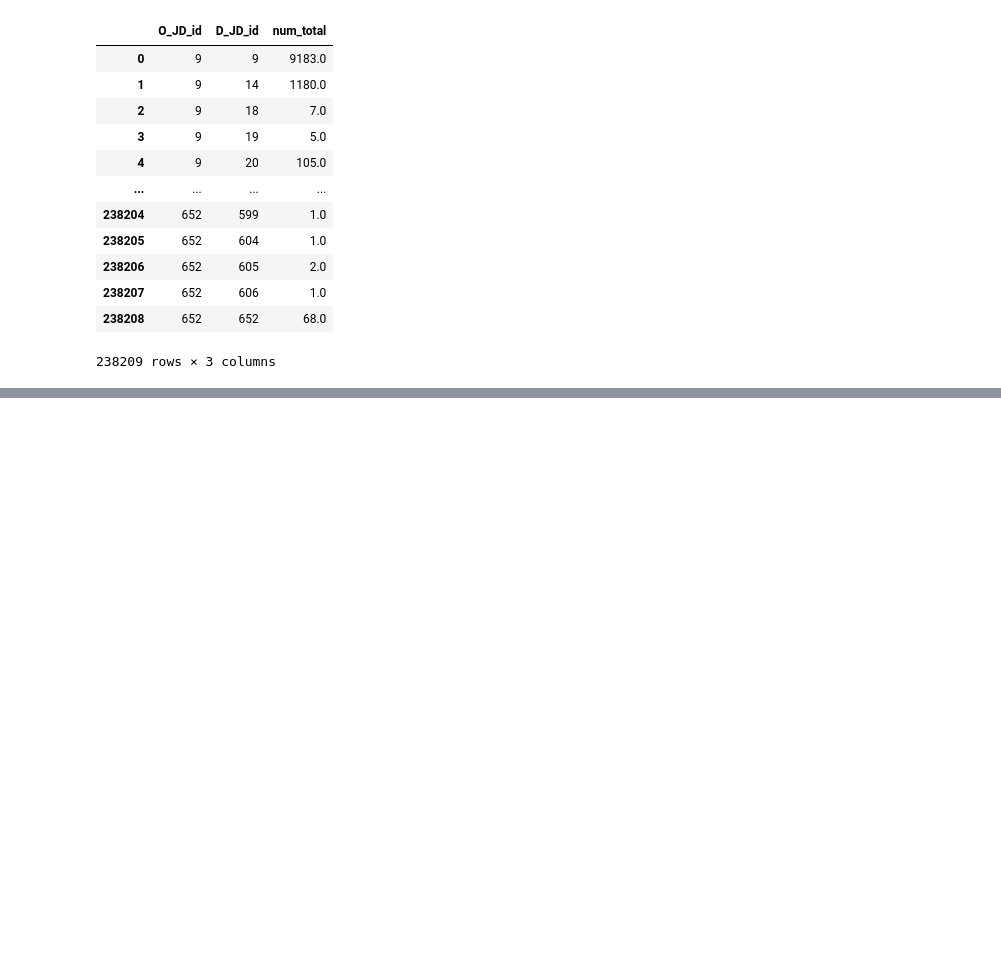
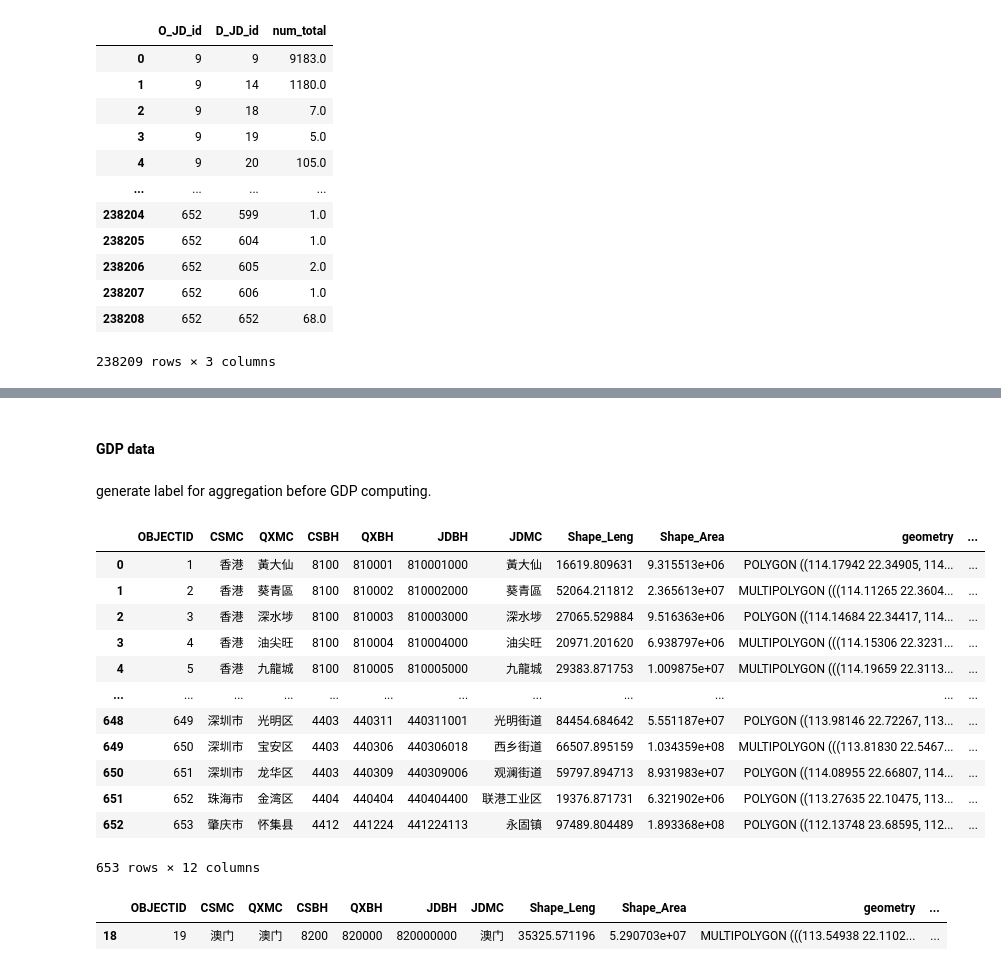
Before and after one commit to SlieFamily/SemiGPS, a Jupyter notebook: notebooks/data_process.ipynb, the cells around one changed output, grey strips where cells are left out. Saved outputs shown, nothing was run; the diff lists cells and outputs as text; code cells hidden in the pictures; blank space fills up the shorter version.

```diff
--- a/notebooks/data_process.ipynb
+++ b/notebooks/data_process.ipynb
@@ -267,0 +284,40 @@ move_gba
+# %% [markdown]
+#### GDP data
+# %% [markdown]
+generate label for aggregation before GDP computing.
+# %%
+# handel HK and MO
+hk_label = gba.loc[gba['CSMC'] == '香港', 'QXBH'].iloc[0] if '香港' in gba['CSMC'].values else None
+mo_label = gba.loc[gba['CSMC'] == '澳门', 'QXBH'].iloc[0] if '澳门' in gba['CSMC'].values else None
+
+# dropout
+def generate_temp_label(row):
+    if row['CSMC'] == '香港':
+        return hk_label
+    elif row['CSMC'] == '澳门':
+        return mo_label
+    else:
+        return row['QXBH']
+
+gba['QXBH_temp'] = gba.apply(generate_temp_label, axis=1)
+gba['label'] = gba.groupby('QXBH_temp').ngroup()
+gba
+# %% [output]
+|  | OBJECTID | CSMC | QXMC | CSBH | QXBH | JDBH | JDMC | Shape_Leng | Shape_Area | geometry | ... |
+| 0 | 1 | 香港 | 黃大仙 | 8100 | 810001 | 810001000 | 黃大仙 | 16619.809631 | 9.315513e+06 | POLYGON ((114.17942 22.34905, 114... | ... |
+| 1 | 2 | 香港 | 葵青區 | 8100 | 810002 | 810002000 | 葵青區 | 52064.211812 | 2.365613e+07 | MULTIPOLYGON (((114.11265 22.3604... | ... |
+| 2 | 3 | 香港 | 深水埗 | 8100 | 810003 | 810003000 | 深水埗 | 27065.529884 | 9.516363e+06 | POLYGON ((114.14684 22.34417, 114... | ... |
+| 3 | 4 | 香港 | 油尖旺 | 8100 | 810004 | 810004000 | 油尖旺 | 20971.201620 | 6.938797e+06 | MULTIPOLYGON (((114.15306 22.3231... | ... |
+| 4 | 5 | 香港 | 九龍城 | 8100 | 810005 | 810005000 | 九龍城 | 29383.871753 | 1.009875e+07 | MULTIPOLYGON (((114.19659 22.3113... | ... |
+| ... | ... | ... | ... | ... | ... | ... | ... | ... | ... | ... | ... |
+| 648 | 649 | 深圳市 | 光明区 | 4403 | 440311 | 440311001 | 光明街道 | 84454.684642 | 5.551187e+07 | POLYGON ((113.98146 22.72267, 113... | ... |
+| 649 | 650 | 深圳市 | 宝安区 | 4403 | 440306 | 440306018 | 西乡街道 | 66507.895159 | 1.034359e+08 | MULTIPOLYGON (((113.81830 22.5467... | ... |
+| 650 | 651 | 深圳市 | 龙华区 | 4403 | 440309 | 440309006 | 观澜街道 | 59797.894713 | 8.931983e+07 | POLYGON ((114.08955 22.66807, 114... | ... |
+| 651 | 652 | 珠海市 | 金湾区 | 4404 | 440404 | 440404400 | 联港工业区 | 19376.871731 | 6.321902e+06 | POLYGON ((113.27635 22.10475, 113... | ... |
+| 652 | 653 | 肇庆市 | 怀集县 | 4412 | 441224 | 441224113 | 永固镇 | 97489.804489 | 1.893368e+08 | POLYGON ((112.13748 23.68595, 112... | ... |
+653 rows × 12 columns
+# %%
+gba[gba['CSMC']=='澳门']
+# %% [output]
+|  | OBJECTID | CSMC | QXMC | CSBH | QXBH | JDBH | JDMC | Shape_Leng | Shape_Area | geometry | ... |
+| 18 | 19 | 澳门 | 澳门 | 8200 | 820000 | 820000000 | 澳门 | 35325.571196 | 5.290703e+07 | MULTIPOLYGON (((113.54938 22.1102... | ... |
```
Also changed, not shown: parts of 13 cells of this notebook, 13 other files.
